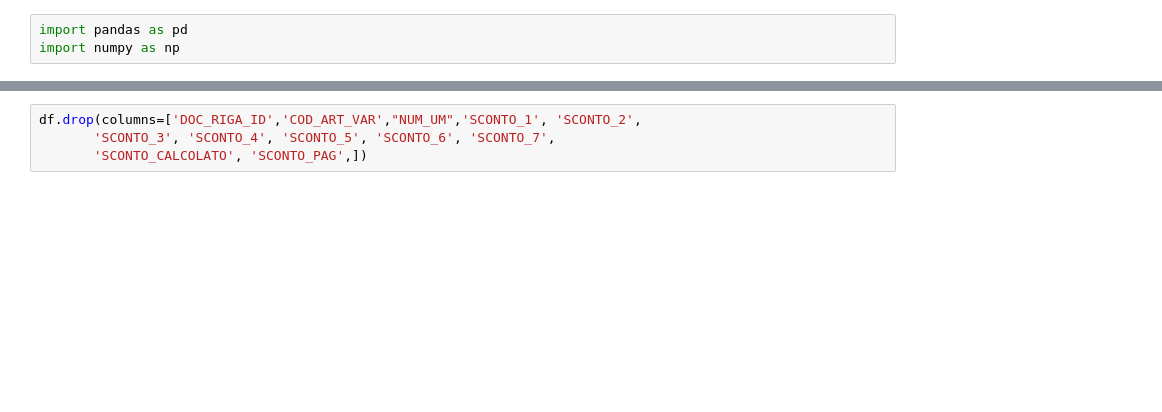
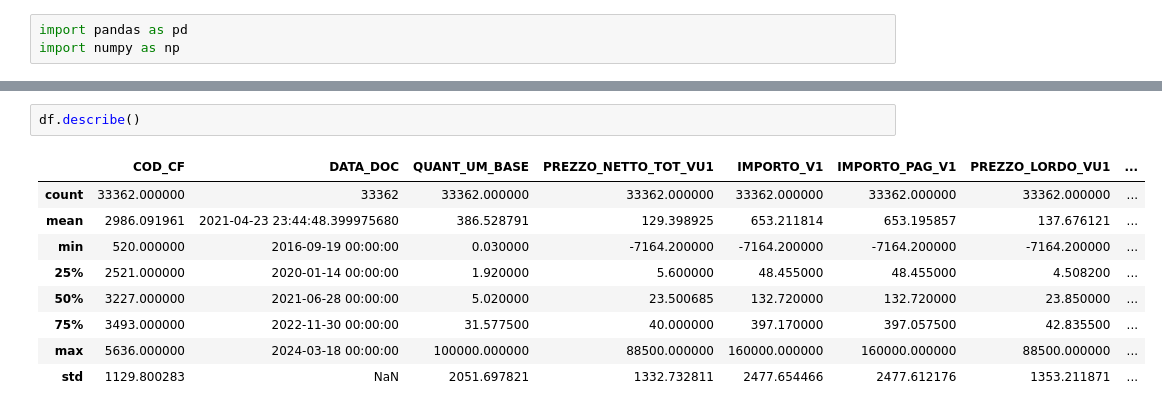
Before and after one commit to Ishikawa7/DEMO-Sales-Data-Analysis-and-Price-List-Management-System, a Jupyter notebook: preprocessing_DDT.ipynb, the cells around one changed output, grey strips where cells are left out. Saved outputs shown, nothing was run; the diff lists cells and outputs as text; blank space fills up the shorter version.

```diff
--- a/preprocessing_DDT.ipynb
+++ b/preprocessing_DDT.ipynb
@@ -40,5 +53,13 @@ Index(['AZIENDA_ID', 'DOC_ID', 'NUM_RIGA', 'DOC_RIGA_ID', 'COD_CF', 'UM_BASE',
       dtype='object')
-# %%
-df.drop(columns=['DOC_RIGA_ID','COD_ART_VAR',"NUM_UM",'SCONTO_1', 'SCONTO_2',
-       'SCONTO_3', 'SCONTO_4', 'SCONTO_5', 'SCONTO_6', 'SCONTO_7',
-       'SCONTO_CALCOLATO', 'SCONTO_PAG',])
+# %%
+df.describe()
+# %% [output]
+|  | COD_CF | DATA_DOC | QUANT_UM_BASE | PREZZO_NETTO_TOT_VU1 | IMPORTO_V1 | IMPORTO_PAG_V1 | PREZZO_LORDO_VU1 | ... |
+| count | 33362.000000 | 33362 | 33362.000000 | 33362.000000 | 33362.000000 | 33362.000000 | 33362.000000 | ... |
+| mean | 2986.091961 | 2021-04-23 23:44:48.399975680 | 386.528791 | 129.398925 | 653.211814 | 653.195857 | 137.676121 | ... |
+| min | 520.000000 | 2016-09-19 00:00:00 | 0.030000 | -7164.200000 | -7164.200000 | -7164.200000 | -7164.200000 | ... |
+| 25% | 2521.000000 | 2020-01-14 00:00:00 | 1.920000 | 5.600000 | 48.455000 | 48.455000 | 4.508200 | ... |
+| 50% | 3227.000000 | 2021-06-28 00:00:00 | 5.020000 | 23.500685 | 132.720000 | 132.720000 | 23.850000 | ... |
+| 75% | 3493.000000 | 2022-11-30 00:00:00 | 31.577500 | 40.000000 | 397.170000 | 397.057500 | 42.835500 | ... |
+| max | 5636.000000 | 2024-03-18 00:00:00 | 100000.000000 | 88500.000000 | 160000.000000 | 160000.000000 | 88500.000000 | ... |
+| std | 1129.800283 | NaN | 2051.697821 | 1332.732811 | 2477.654466 | 2477.612176 | 1353.211871 | ... |
```
Also changed, not shown: parts of 6 cells of this notebook, 2 other files.
